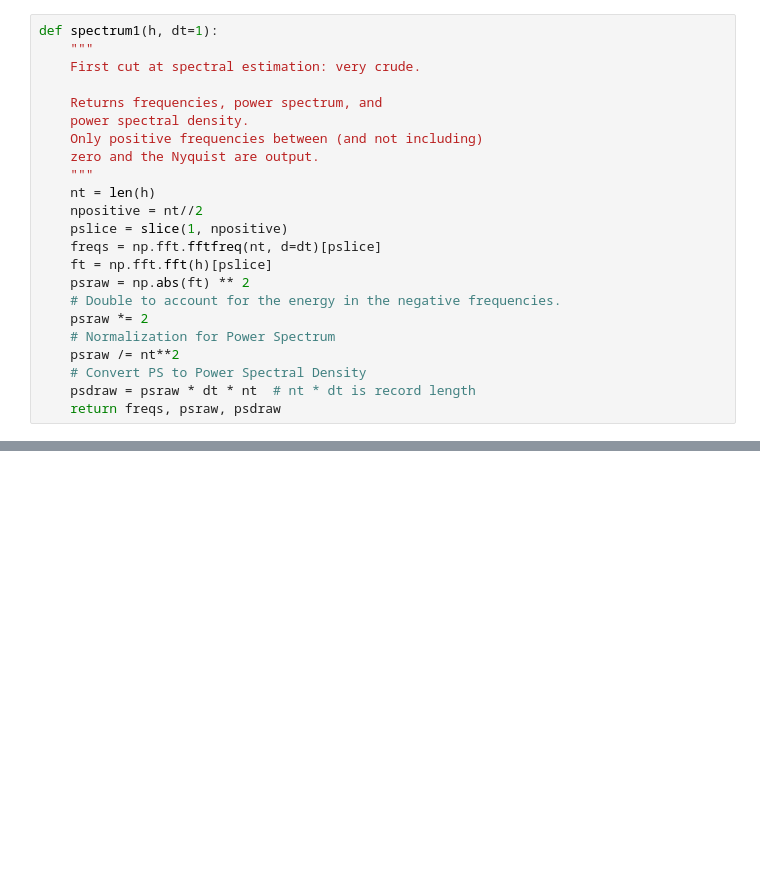
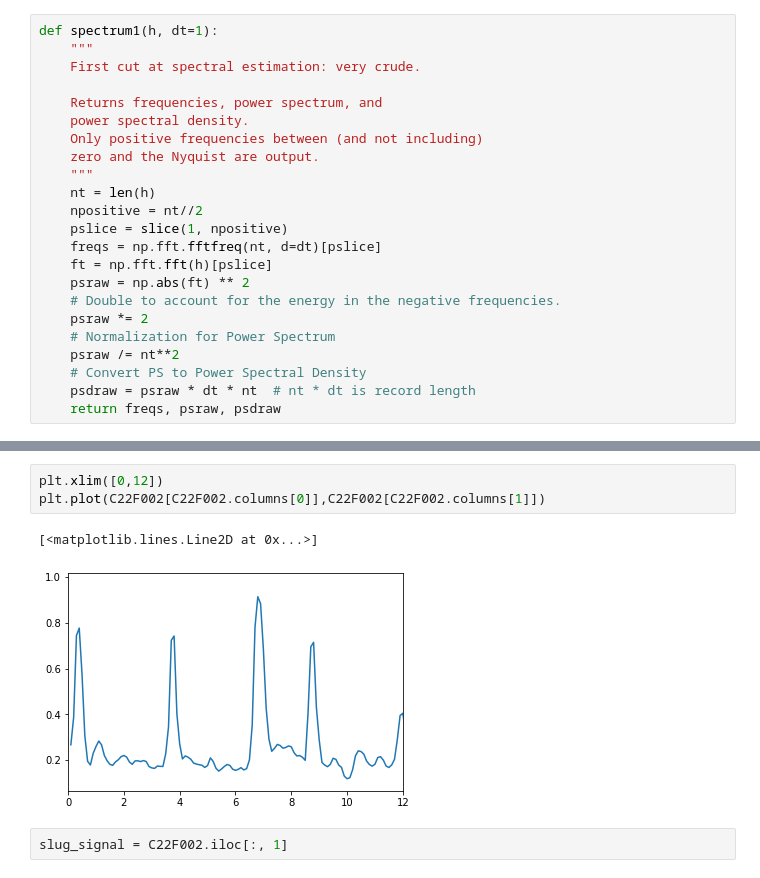
Before and after one commit to simonecasolo/TDA-for-Slugging, a Jupyter notebook: Imperial Slug Data Analysis.ipynb, the cells around one changed output, grey strips where cells are left out. Saved outputs shown, nothing was run; the diff lists cells and outputs as text; blank space fills up the shorter version.

```diff
--- a/Imperial Slug Data Analysis.ipynb
+++ b/Imperial Slug Data Analysis.ipynb
@@ -66,0 +62,8 @@ data[2].loglog(freqs,ps,'r')
+# %%
+plt.xlim([0,12])
+plt.plot(C22F002[C22F002.columns[0]],C22F002[C22F002.columns[1]])
+# %% [output]
+[<matplotlib.lines.Line2D at 0x...>]
+[figure, added]
+# %%
+slug_signal = C22F002.iloc[:, 1]
```
Also changed, not shown: parts of 14 cells of this notebook.
